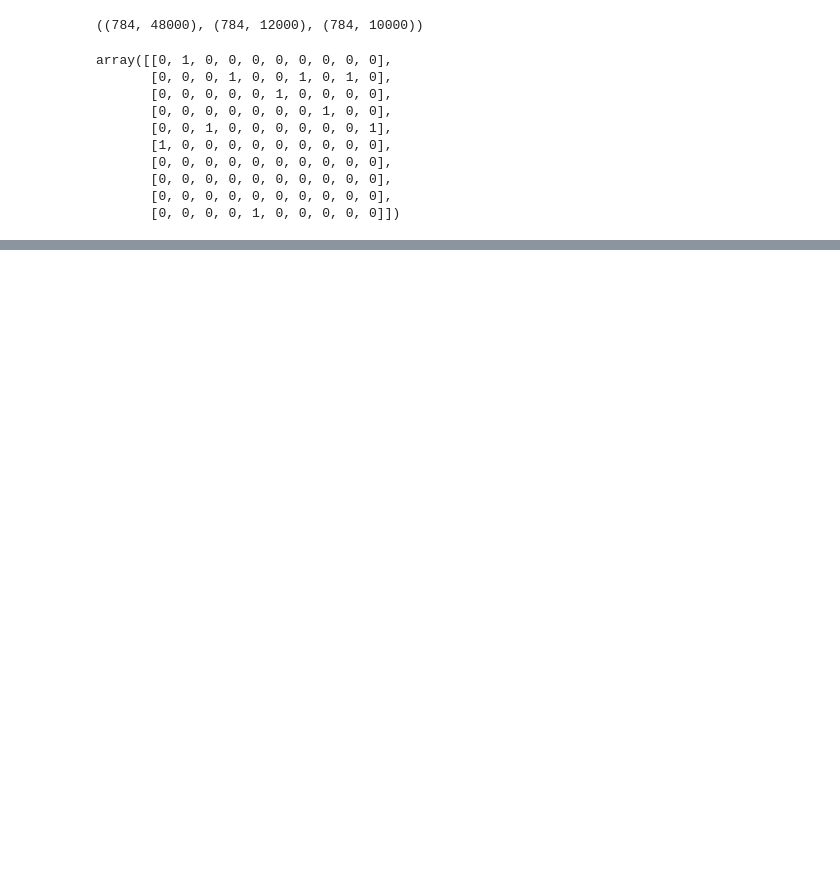
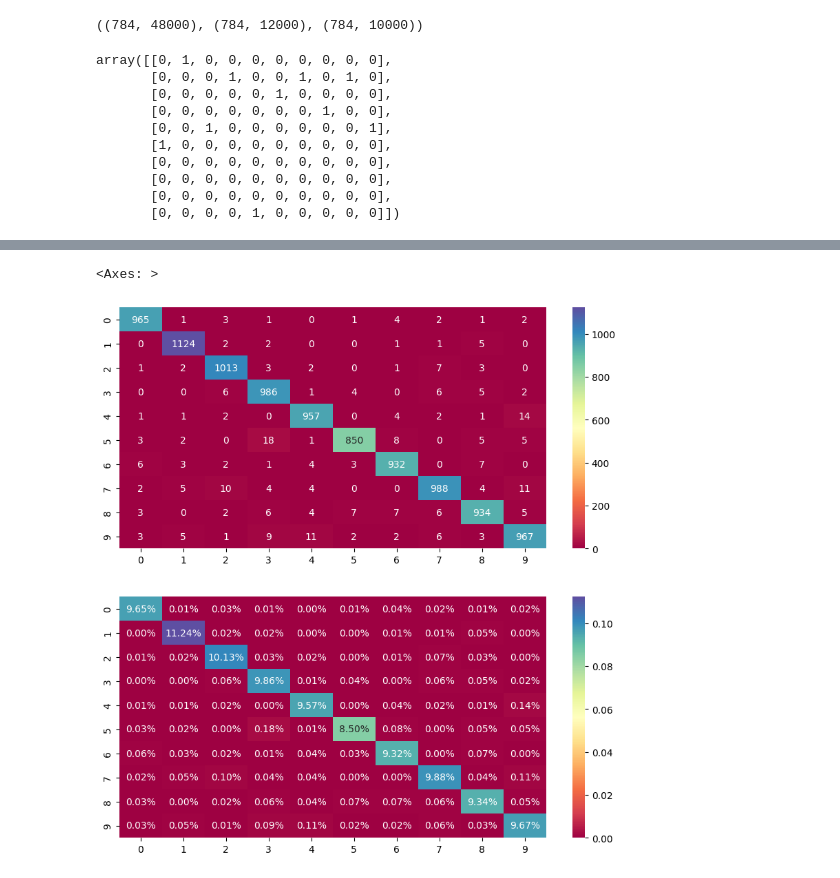
Before and after one commit to Hawlll/Hancoded_MLAlgos, a Jupyter notebook: NeuralNetwork.ipynb, the cells around one changed output, grey strips where cells are left out. Cells and saved outputs as stored; diff of their text form; code cells hidden in the pictures; blank space fills up the shorter version.

```diff
--- a/NeuralNetwork.ipynb
+++ b/NeuralNetwork.ipynb
@@ -509,0 +624,24 @@ Text(0, 0.5, 'Proportion of dead neurons')
+# %%
+import seaborn as sns
+
+preds = nn.predict(x_test)
+preds = np.apply_along_axis(lambda col: np.argmax(col), axis=0, arr=preds)
+y_test_tmp = np.apply_along_axis(lambda col: np.argmax(col), axis=0, arr=y_test)
+
+classes = [i for i in range(10)]
+
+confusion_matrix = np.zeros((10, 10), dtype='int64')
+
+for i in range(preds.shape[0]):
+  confusion_matrix[y_test_tmp[i], preds[i]] += 1
+
+fig = plt.figure(figsize=(10, 10))
+
+fig.add_subplot(2, 1, 1)
+sns.heatmap(confusion_matrix, annot=True, fmt="d", cmap="Spectral")
+
+fig.add_subplot(2, 1, 2)
+sns.heatmap(confusion_matrix / preds.size, annot=True, fmt=".2%", cmap="Spectral")
+# %% [output]
+<Axes: >
+[figure, added]
```
Also changed, not shown: parts of 11 cells of this notebook.
